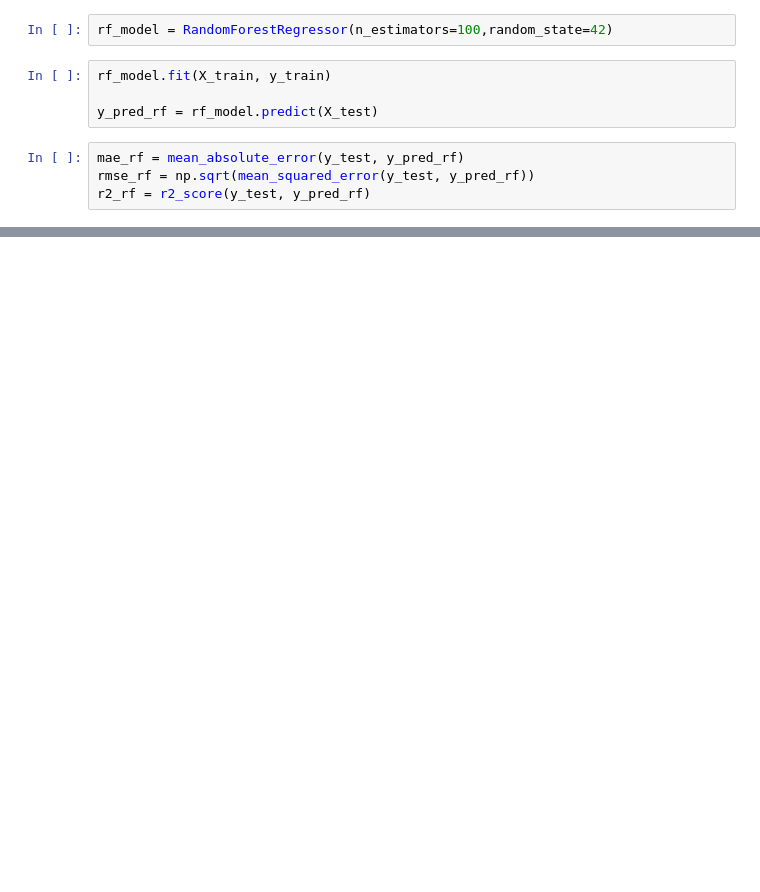
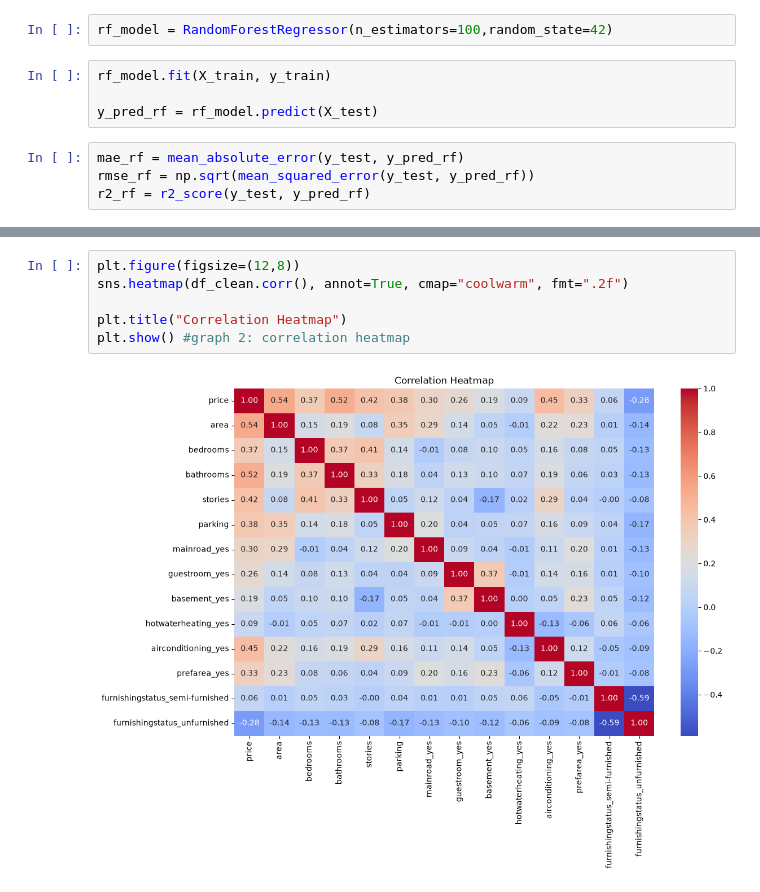
Before and after one commit to Susheyyy/ML-Projects, a Jupyter notebook: Week1/House-Price-Prediction.ipynb, the cells around one changed output, grey strips where cells are left out. Cells and saved outputs as stored; diff of their text form; blank space fills up the shorter version.

```diff
--- a/Week1/House-Price-Prediction.ipynb
+++ b/Week1/House-Price-Prediction.ipynb
@@ -109,0 +186,8 @@ plt.show()
+# %%
+plt.figure(figsize=(12,8))
+sns.heatmap(df_clean.corr(), annot=True, cmap="coolwarm", fmt=".2f")
+
+plt.title("Correlation Heatmap")
+plt.show() #graph 2: correlation heatmap
+# %% [output]
+[figure, added]
```
Also changed, not shown: parts of 17 cells of this notebook.
